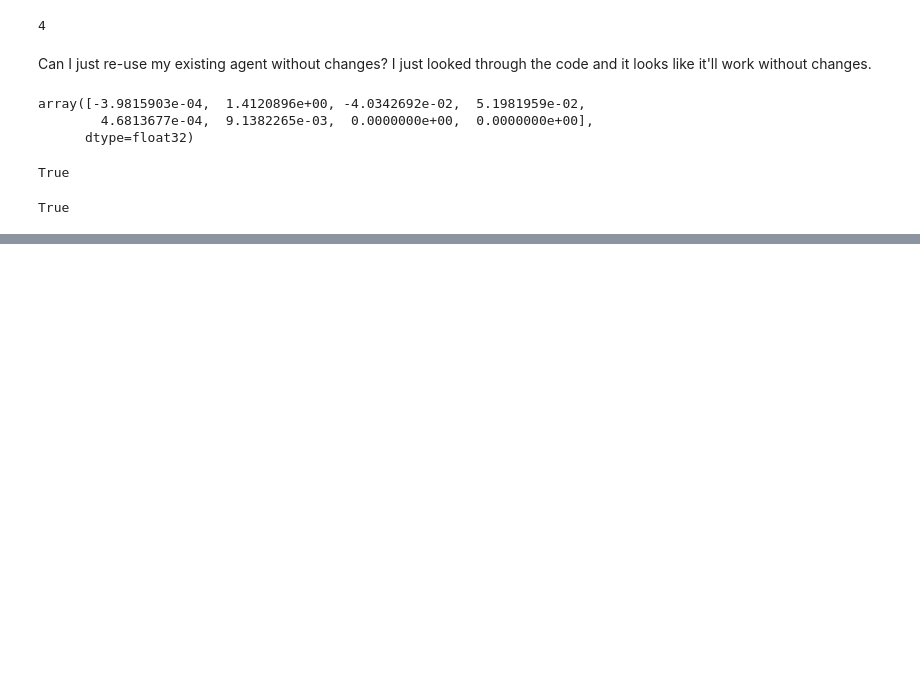
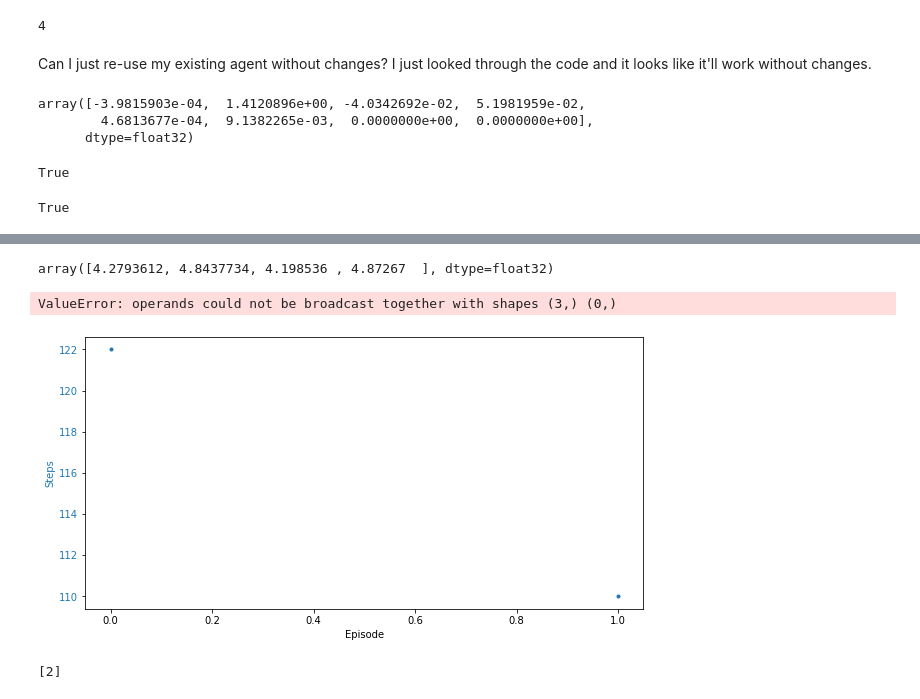
Before and after one commit to unoti/ai-gym-experiments, a Jupyter notebook: 7-Lunar Lander.ipynb, the cells around one changed output, grey strips where cells are left out. Cells and saved outputs as stored; diff of their text form; code cells hidden in the pictures; blank space fills up the shorter version.

```diff
--- a/7-Lunar Lander.ipynb
+++ b/7-Lunar Lander.ipynb
@@ -63,0 +64,17 @@ agent.train(1000)
+# %%
+def total_rewards(episode):
+    return sum([reward for (state, action, reward, next_state, done) in episode])
+
+def run_summary(agent, render=True):
+    episode = agent.run_episode(render=render)
+    return total_rewards(episode)
+
+def run_episodes(agent, count=10, render=True):
+    scores = []
+    for _ in range(count):
+        score = run_summary(agent, render=render)
+        print('score=%f' % score)
+        scores.append(score)
+    print('Mean score=%f' % np.mean(scores))
+# %%
+run_episodes(agent, count=50)
@@ -63,0 +99,14 @@ agent.train(1000)
+# %%
+agent.policy.peek()
+# %% [output]
+array([4.2793612, 4.8437734, 4.198536 , 4.87267  ], dtype=float32)
+# %%
+agent.train(200,render=True)
+# %% [output]
+ValueError: operands could not be broadcast together with shapes (3,) (0,)
+[figure, added]
+# %%
+a = [1,2,3,4]
+a[1:-2]
+# %% [output]
+[2]
```
Also changed, not shown: parts of 3 cells of this notebook, 5 other files.
